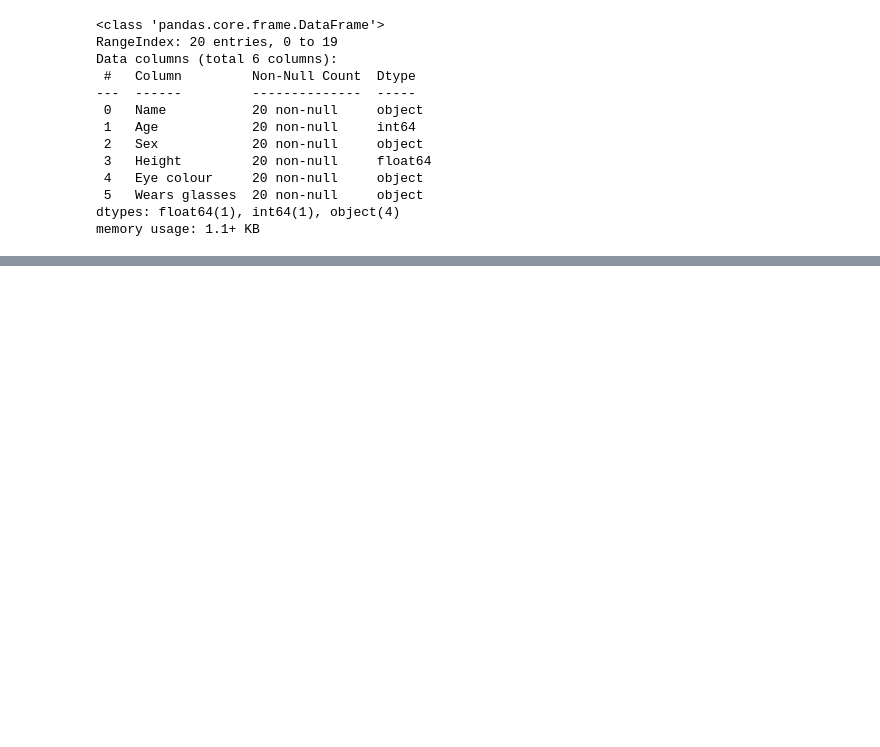
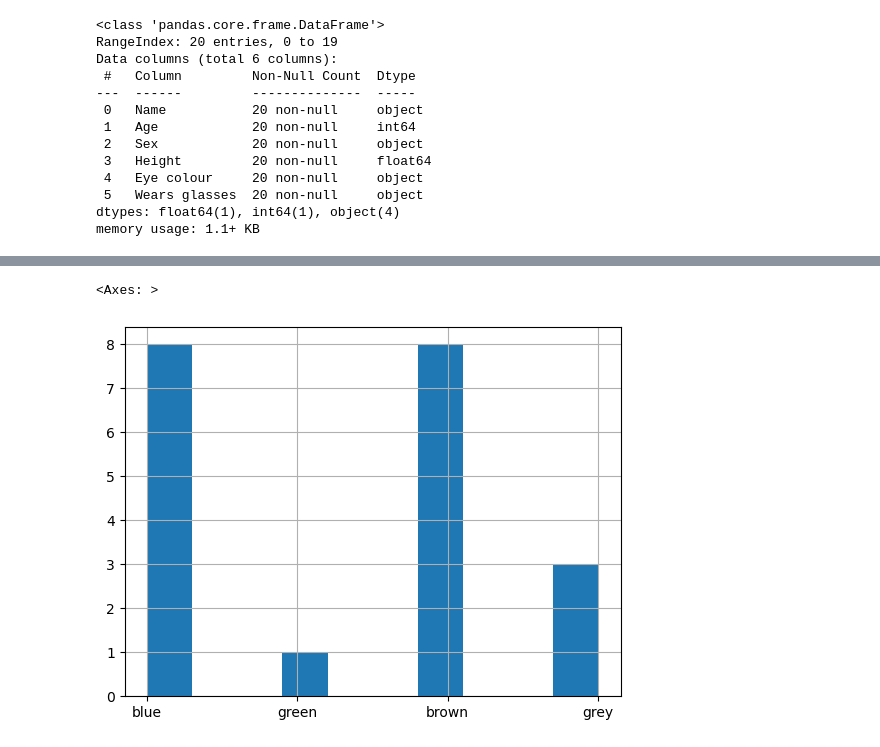
Before and after one commit to andremann/SciSci-course, a Jupyter notebook: 01-laboratory.ipynb, the cells around one changed output, grey strips where cells are left out. Cells and saved outputs as stored; diff of their text form; code cells hidden in the pictures; blank space fills up the shorter version.

```diff
--- a/01-laboratory.ipynb
+++ b/01-laboratory.ipynb
@@ -55,0 +300,5 @@ df.describe(include='all')
+# %%
+df['Eye colour'].hist() # same as df['Eye colour'].value_counts().plot.bar()
+# %% [output]
+<Axes: >
+[figure, added]
```
Also changed, not shown: parts of 34 cells of this notebook.
